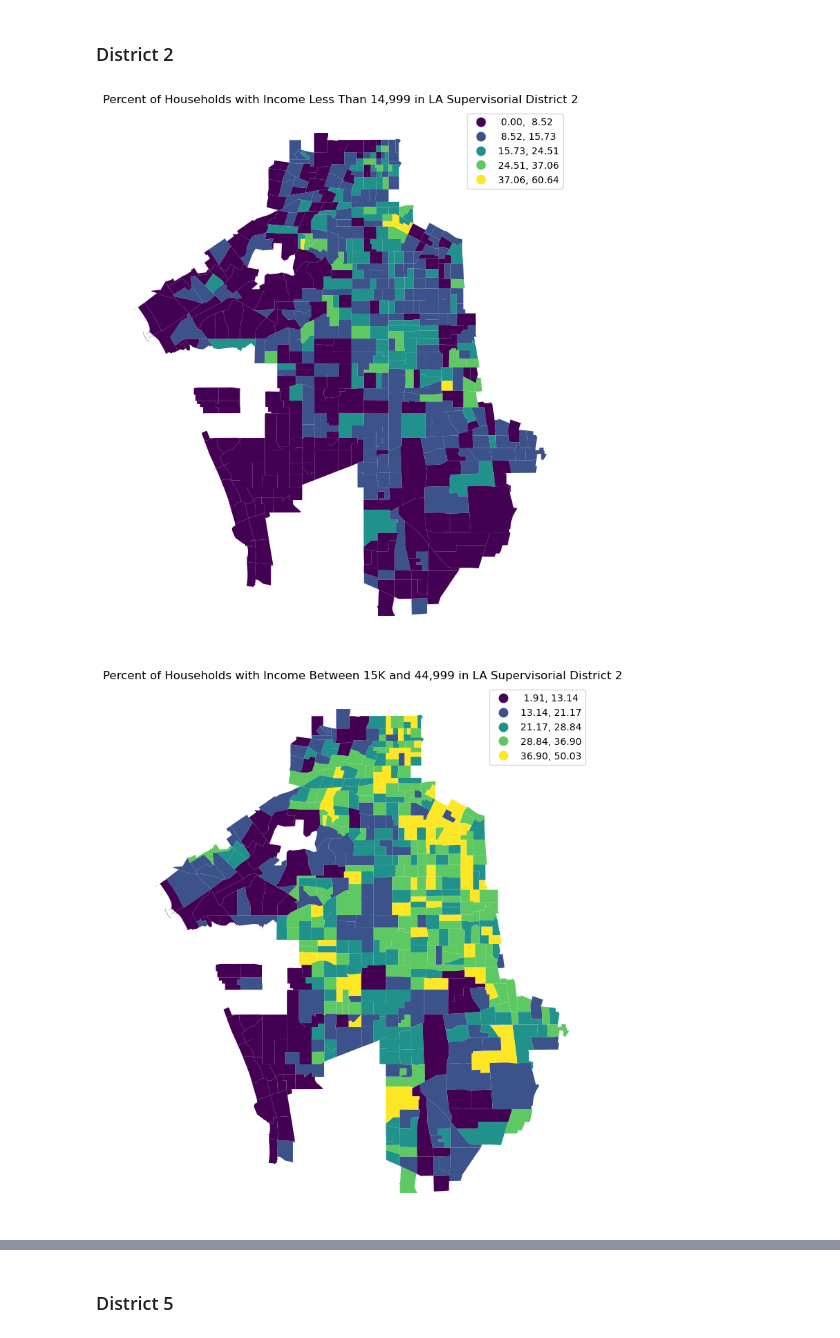
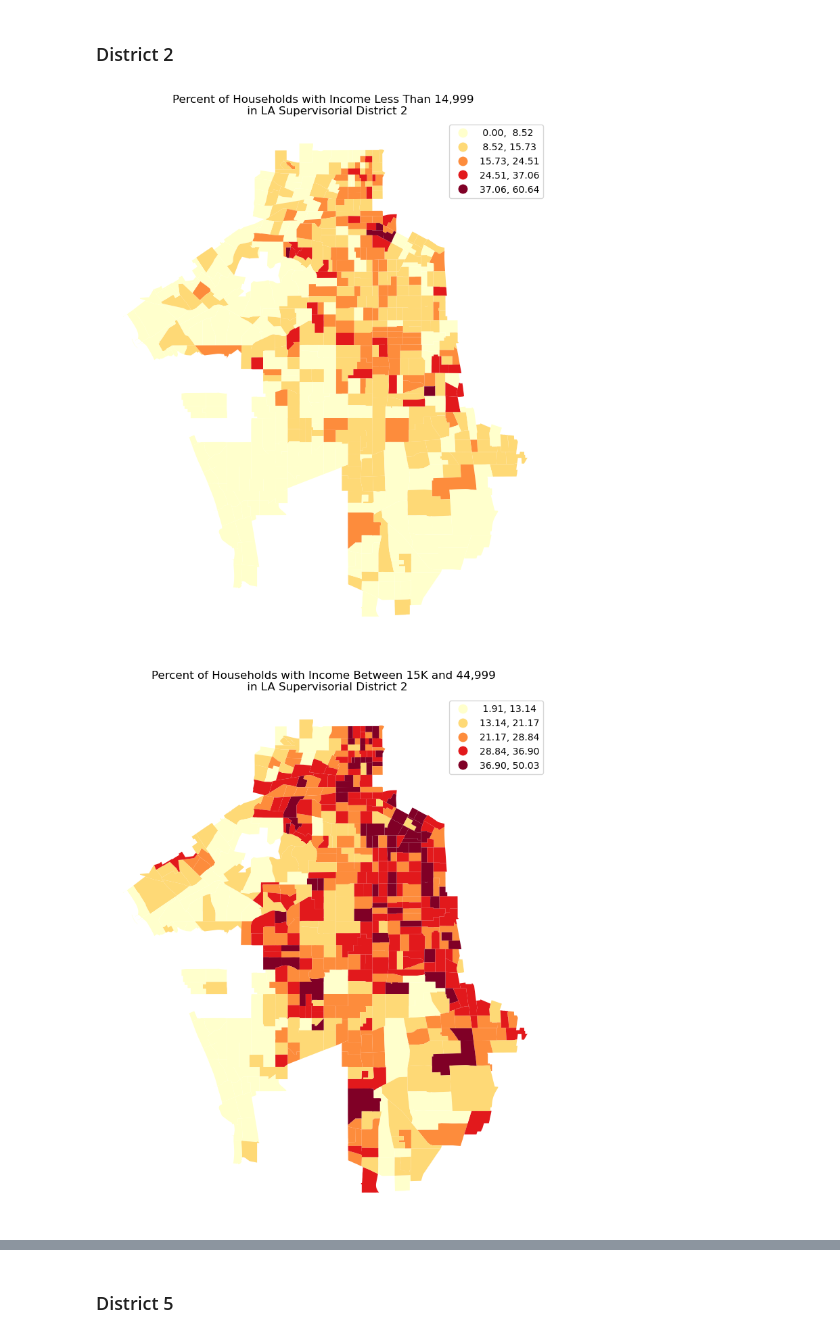
Before and after one commit to chana5/up221-annie, a Jupyter notebook: Week07/income-static-maps.ipynb, the cells around one changed output, grey strips where cells are left out. Saved outputs shown, nothing was run; the diff lists cells and outputs as text; code cells hidden in the pictures.

```diff
--- a/Week07/income-static-maps.ipynb
+++ b/Week07/income-static-maps.ipynb
@@ -439,29 +438,31 @@ Oops this plot was for both districts. Let's try again.
 ### District 2
 # %%
 ax = tracts_income[tracts_income['DIST_SUP']==2].plot(figsize=(12,10),
-                            column='HH_Less_Than_14999_PCT',
-                 legend=True,
-                 scheme='NaturalBreaks')
-ax.set_title('Percent of Households with Income Less Than 14,999 in LA Supervisorial District 2')
+                                                      column='HH_Less_Than_14999_PCT',
+                                                      legend=True,
+                                                      cmap='YlOrRd',
+                                                      scheme='NaturalBreaks')
+ax.set_title('Percent of Households with Income Less Than 14,999 \n in LA Supervisorial District 2')
 ax.axis('off')
 #to look into later - can we set a background color?
 
 plt.savefig('D2_HH_Less_Than_14999_PCT.jpg') #some weird quirk where you have to save before you show the plot
 plt.show()
 # %% [output]
-[figure, old version]
+[figure, new version]
 # %%
 ax = tracts_income[tracts_income['DIST_SUP']==2].plot(figsize=(12,10),
                             column='HH_15K_To_44999_PCT',
                  legend=True,
+                                                      cmap='YlOrRd',
                  scheme='NaturalBreaks')
-ax.set_title('Percent of Households with Income Between 15K and 44,999 in LA Supervisorial District 2')
+ax.set_title('Percent of Households with Income Between 15K and 44,999 \n in LA Supervisorial District 2')
 ax.axis('off')
 
 #plt.savefig('D2_Parks_HH_15K_To_44999_PCT.jpg') #some weird quirk where you have to save before you show the plot
 plt.show()
 # %% [output]
-[figure, old version]
+[figure, new version]
 # %%
 ax = tracts_income[tracts_income['DIST_SUP']==2].plot(figsize=(12,10),
                             column='HH_45K_To_74999_PCT',
```
Also changed, not shown: parts of 9 cells of this notebook, 15 other files.
